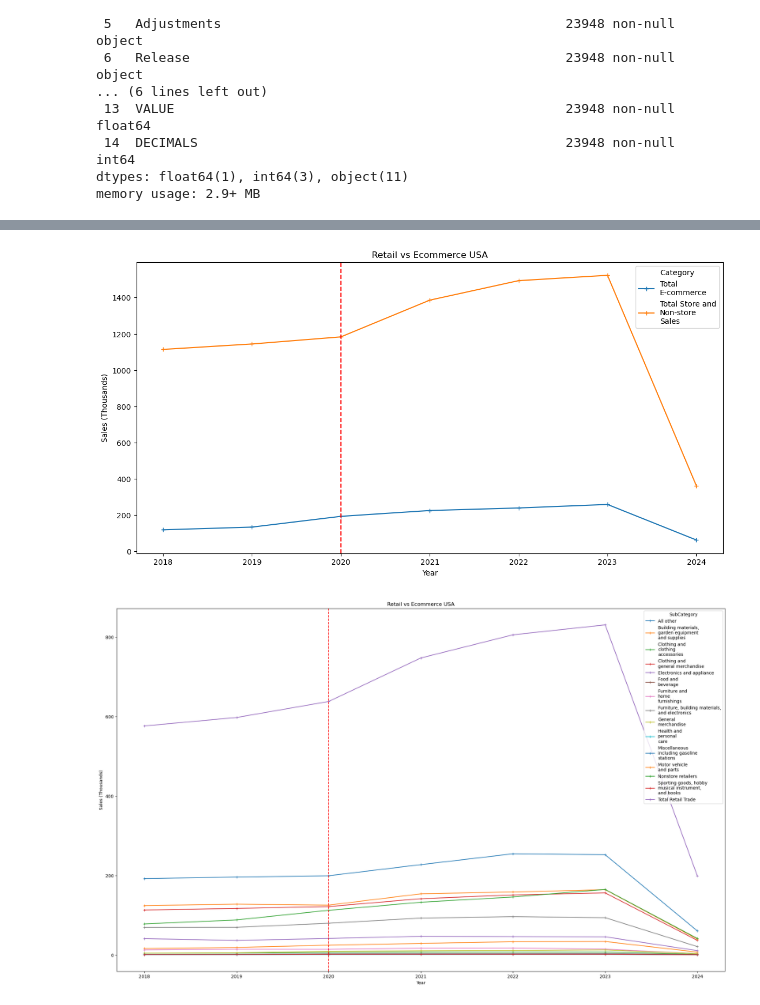
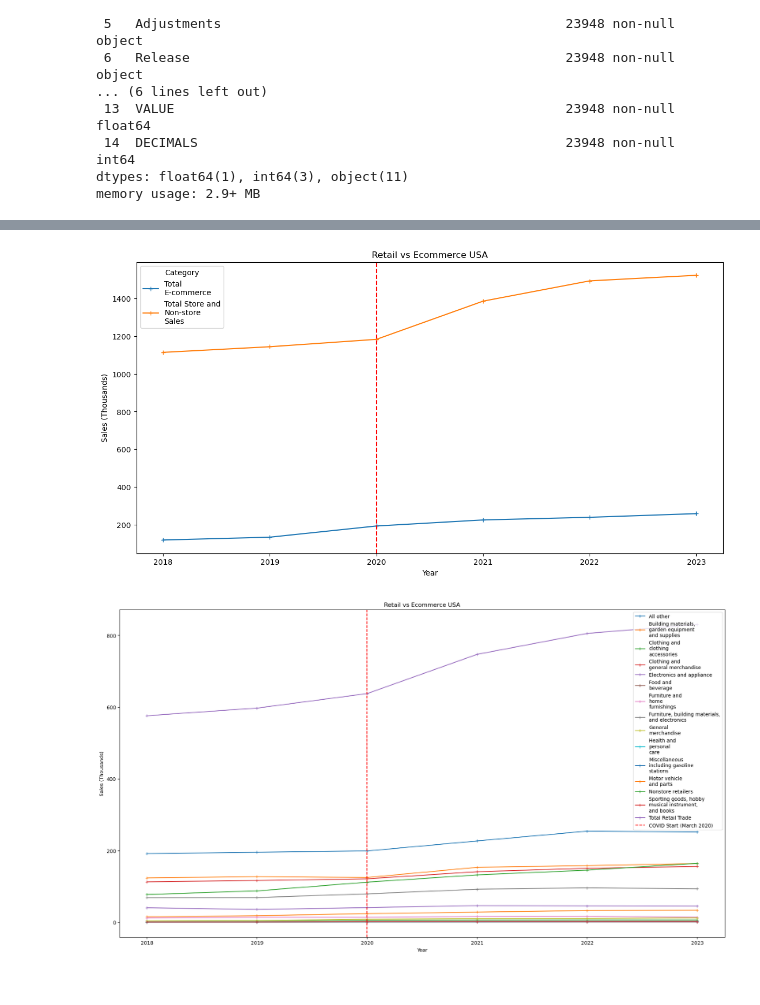
Before and after one commit to migo3000/project_1_online_retail, a Jupyter notebook: data_acquisition.ipynb, the cells around one changed output, grey strips where cells are left out. Saved outputs shown, nothing was run; the diff lists cells and outputs as text; code cells hidden in the pictures.

```diff
--- a/data_acquisition.ipynb
+++ b/data_acquisition.ipynb
@@ -535,6 +821,7 @@ memory usage: 2.9+ MB
 file_us_df["Year"] = file_us_df["Quarter"].str[12:16]
 file_us_df["Year"] = file_us_df["Year"].astype(int)
 file_us_df["Sales"] = file_us_df["Sales"]/10000
+file_us_df= file_us_df[file_us_df["Year"] != 2024]
 file_us_df
 # %% [output]
 |  | Quarter | Category | SubCategory | Sales | Year |
@@ -557,23 +844,25 @@ category_sales = file_us_df.groupby(["Year","Category"])["Sales"].sum().unstack(
 
 category_sales.plot(figsize=(14, 7), marker="+")
 
+
 plt.axvline(2020, color='red', linestyle='--', label='COVID Start (March 2020)')
 plt.xlabel('Year')
 plt.ylabel('Sales (Thousands)')
 plt.title('Retail vs Ecommerce USA')
 plt.show()
 # %% [output]
-[figure, old version]
+[figure, new version]
 # %%
 category_sales = file_us_df.groupby(["Year","SubCategory"])["Sales"].sum().unstack()
 
-category_sales.plot(figsize=(25, 15), marker="+")
+category_sales.plot(figsize=(22, 12), marker="+")
 
 plt.axvline(2020, color='red', linestyle='--', label='COVID Start (March 2020)')
 plt.xlabel('Year')
 plt.ylabel('Sales (Thousands)')
 plt.title('Retail vs Ecommerce USA')
+plt.legend(loc='upper right')
 plt.show()
 # %% [output]
-[figure, old version]
+[figure, new version]
 # %% [markdown]
```
Also changed, not shown: parts of 25 cells of this notebook, 4 other files.
